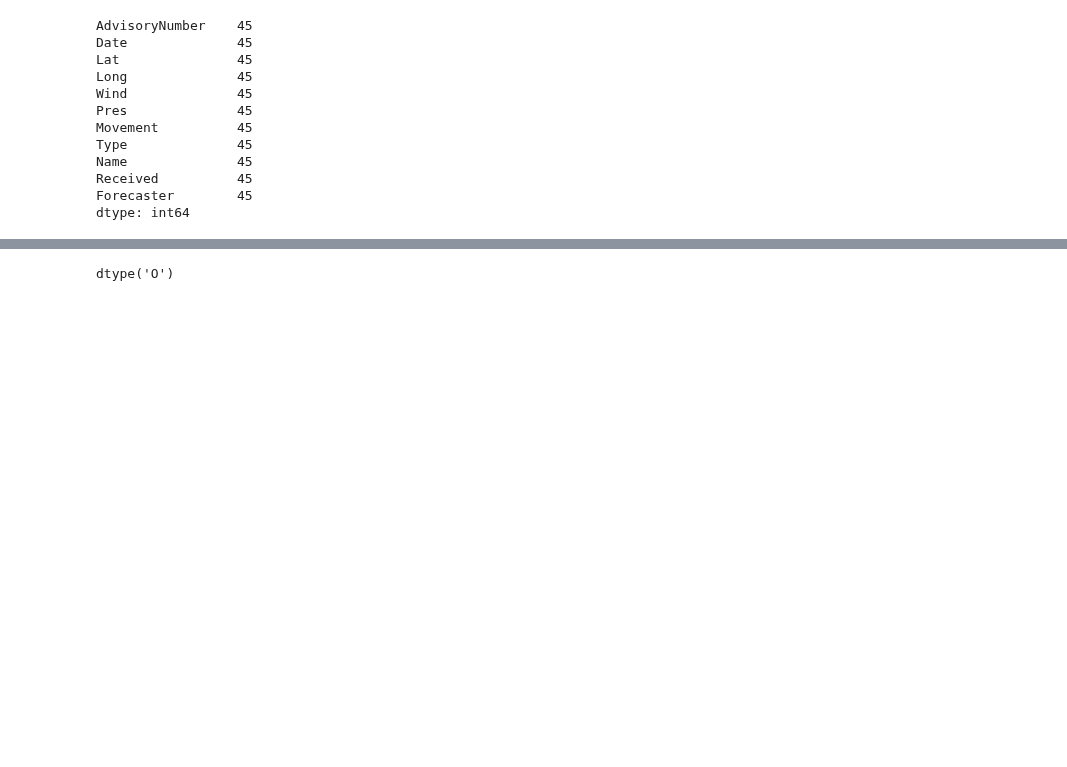
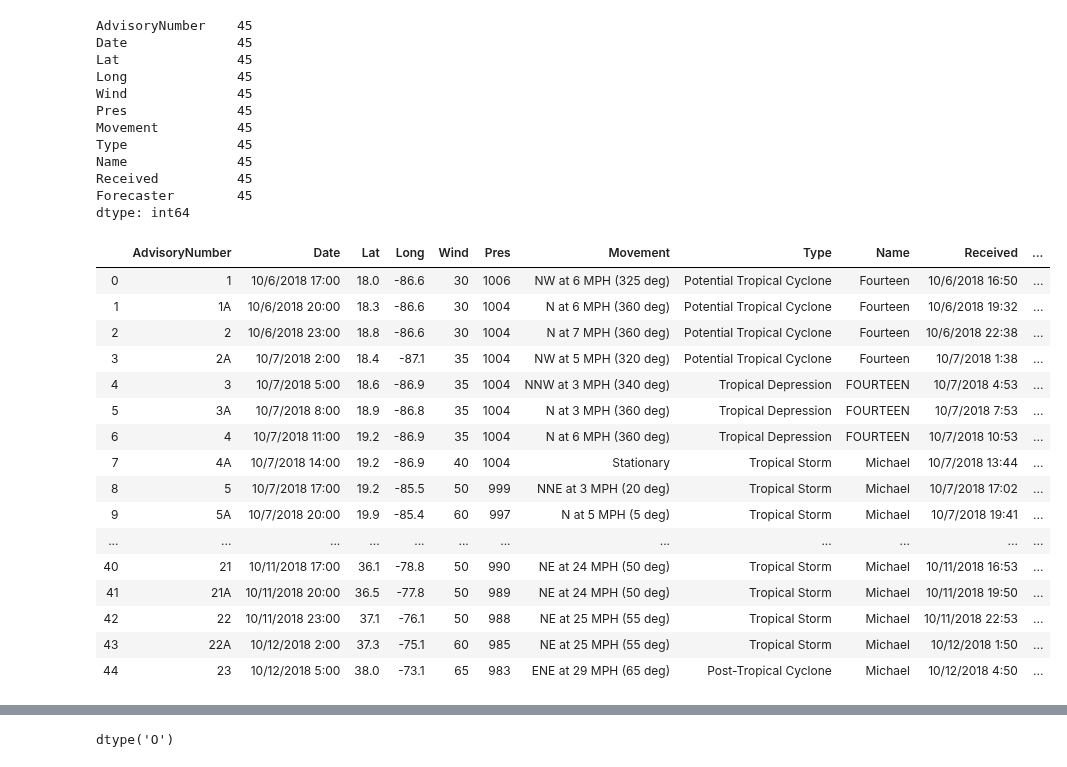
Before and after one commit to prasantib/docsaiprassu, a Jupyter notebook: geolocation exercise.ipynb, the cells around one changed output, grey strips where cells are left out. Drawn from its saved outputs; the diff is of its cells as text; code cells hidden in the pictures; blank space fills up the shorter version.

```diff
--- a/geolocation exercise.ipynb
+++ b/geolocation exercise.ipynb
@@ -66,3 +68,23 @@ dtype: int64
+# %%
+michaeldf
+# %% [output]
+|  | AdvisoryNumber | Date | Lat | Long | Wind | Pres | Movement | Type | Name | Received | ... |
+| 0 | 1 | 10/6/2018 17:00 | 18.0 | -86.6 | 30 | 1006 | NW at 6 MPH (325 deg) | Potential Tropical Cyclone | Fourteen | 10/6/2018 16:50 | ... |
+| 1 | 1A | 10/6/2018 20:00 | 18.3 | -86.6 | 30 | 1004 | N at 6 MPH (360 deg) | Potential Tropical Cyclone | Fourteen | 10/6/2018 19:32 | ... |
+| 2 | 2 | 10/6/2018 23:00 | 18.8 | -86.6 | 30 | 1004 | N at 7 MPH (360 deg) | Potential Tropical Cyclone | Fourteen | 10/6/2018 22:38 | ... |
+| 3 | 2A | 10/7/2018 2:00 | 18.4 | -87.1 | 35 | 1004 | NW at 5 MPH (320 deg) | Potential Tropical Cyclone | Fourteen | 10/7/2018 1:38 | ... |
+| 4 | 3 | 10/7/2018 5:00 | 18.6 | -86.9 | 35 | 1004 | NNW at 3 MPH (340 deg) | Tropical Depression | FOURTEEN | 10/7/2018 4:53 | ... |
+| 5 | 3A | 10/7/2018 8:00 | 18.9 | -86.8 | 35 | 1004 | N at 3 MPH (360 deg) | Tropical Depression | FOURTEEN | 10/7/2018 7:53 | ... |
+| 6 | 4 | 10/7/2018 11:00 | 19.2 | -86.9 | 35 | 1004 | N at 6 MPH (360 deg) | Tropical Depression | FOURTEEN | 10/7/2018 10:53 | ... |
+| 7 | 4A | 10/7/2018 14:00 | 19.2 | -86.9 | 40 | 1004 | Stationary | Tropical Storm | Michael | 10/7/2018 13:44 | ... |
+| 8 | 5 | 10/7/2018 17:00 | 19.2 | -85.5 | 50 | 999 | NNE at 3 MPH (20 deg) | Tropical Storm | Michael | 10/7/2018 17:02 | ... |
+| 9 | 5A | 10/7/2018 20:00 | 19.9 | -85.4 | 60 | 997 | N at 5 MPH (5 deg) | Tropical Storm | Michael | 10/7/2018 19:41 | ... |
+| ... | ... | ... | ... | ... | ... | ... | ... | ... | ... | ... | ... |
+| 40 | 21 | 10/11/2018 17:00 | 36.1 | -78.8 | 50 | 990 | NE at 24 MPH (50 deg) | Tropical Storm | Michael | 10/11/2018 16:53 | ... |
+| 41 | 21A | 10/11/2018 20:00 | 36.5 | -77.8 | 50 | 989 | NE at 24 MPH (50 deg) | Tropical Storm | Michael | 10/11/2018 19:50 | ... |
+| 42 | 22 | 10/11/2018 23:00 | 37.1 | -76.1 | 50 | 988 | NE at 25 MPH (55 deg) | Tropical Storm | Michael | 10/11/2018 22:53 | ... |
+| 43 | 22A | 10/12/2018 2:00 | 37.3 | -75.1 | 60 | 985 | NE at 25 MPH (55 deg) | Tropical Storm | Michael | 10/12/2018 1:50 | ... |
+| 44 | 23 | 10/12/2018 5:00 | 38.0 | -73.1 | 65 | 983 | ENE at 29 MPH (65 deg) | Post-Tropical Cyclone | Michael | 10/12/2018 4:50 | ... |
 # %%
 michaeldf['coordinates'] = list(michaeldf[['Long', 'Lat']].values)
 michaeldf
```
Also changed, not shown: parts of 5 cells of this notebook.
